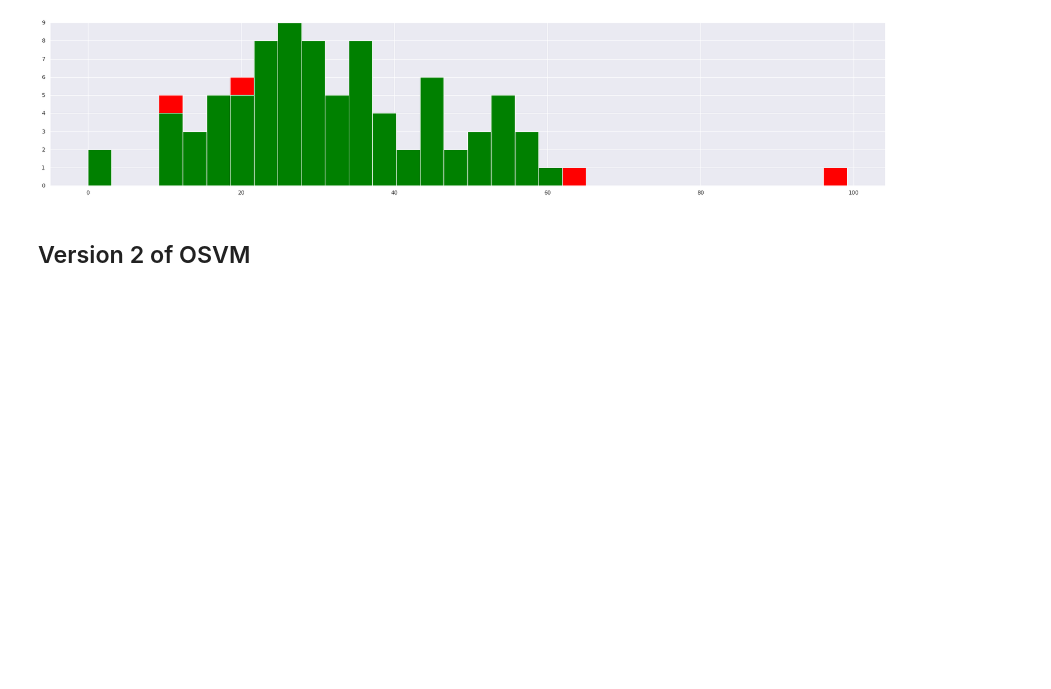
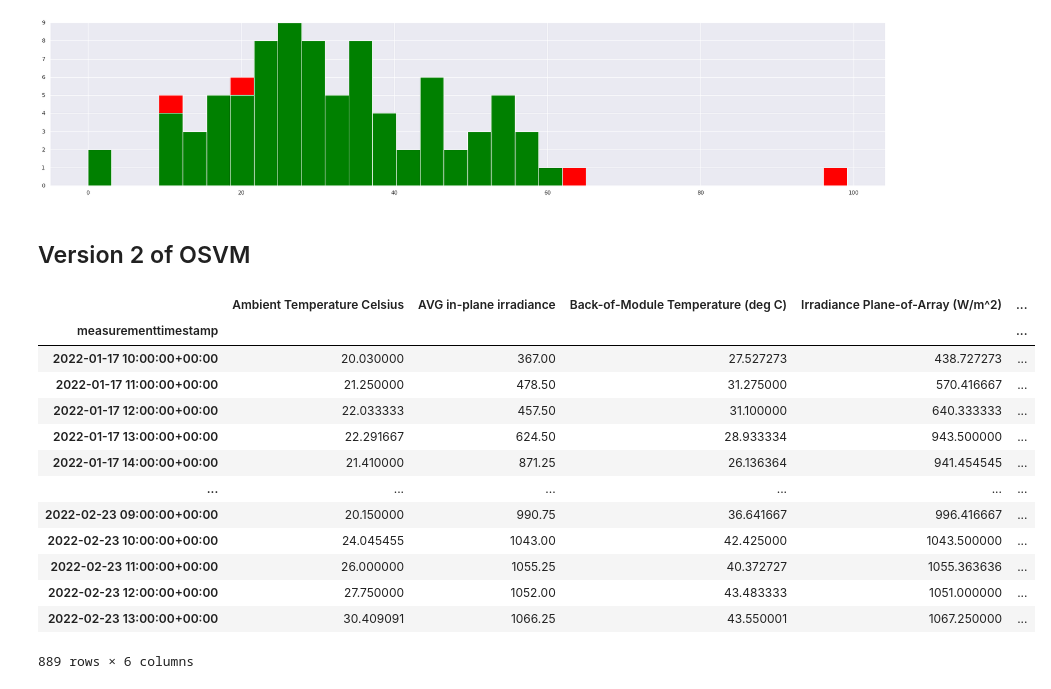
Before and after one commit to ArvindReddyC/Digital_Twin_self, a Jupyter notebook: Anamoly_detection/One Class SVM/Digital_Twin_Anomaly_One_Class_SVM.ipynb, the cells around one changed output. Cells and saved outputs as stored; diff of their text form; code cells hidden in the pictures; blank space fills up the shorter version.

```diff
--- a/Anamoly_detection/One Class SVM/Digital_Twin_Anomaly_One_Class_SVM.ipynb
+++ b/Anamoly_detection/One Class SVM/Digital_Twin_Anomaly_One_Class_SVM.ipynb
@@ -330,0 +333,17 @@ osvm_prediction('WP_SF_MVPS1.INV1','Active Power',False)
+# %%
+results
+# %% [output]
+|  | Ambient Temperature Celsius | AVG in-plane irradiance | Back-of-Module Temperature (deg C) | Irradiance Plane-of-Array (W/m^2) | ... |
+| measurementtimestamp |  |  |  |  | ... |
+| 2022-01-17 10:00:00+00:00 | 20.030000 | 367.00 | 27.527273 | 438.727273 | ... |
+| 2022-01-17 11:00:00+00:00 | 21.250000 | 478.50 | 31.275000 | 570.416667 | ... |
+| 2022-01-17 12:00:00+00:00 | 22.033333 | 457.50 | 31.100000 | 640.333333 | ... |
+| 2022-01-17 13:00:00+00:00 | 22.291667 | 624.50 | 28.933334 | 943.500000 | ... |
+| 2022-01-17 14:00:00+00:00 | 21.410000 | 871.25 | 26.136364 | 941.454545 | ... |
+| ... | ... | ... | ... | ... | ... |
+| 2022-02-23 09:00:00+00:00 | 20.150000 | 990.75 | 36.641667 | 996.416667 | ... |
+| 2022-02-23 10:00:00+00:00 | 24.045455 | 1043.00 | 42.425000 | 1043.500000 | ... |
+| 2022-02-23 11:00:00+00:00 | 26.000000 | 1055.25 | 40.372727 | 1055.363636 | ... |
+| 2022-02-23 12:00:00+00:00 | 27.750000 | 1052.00 | 43.483333 | 1051.000000 | ... |
+| 2022-02-23 13:00:00+00:00 | 30.409091 | 1066.25 | 43.550001 | 1067.250000 | ... |
+889 rows × 6 columns
```
Also changed, not shown: parts of 6 cells of this notebook.
